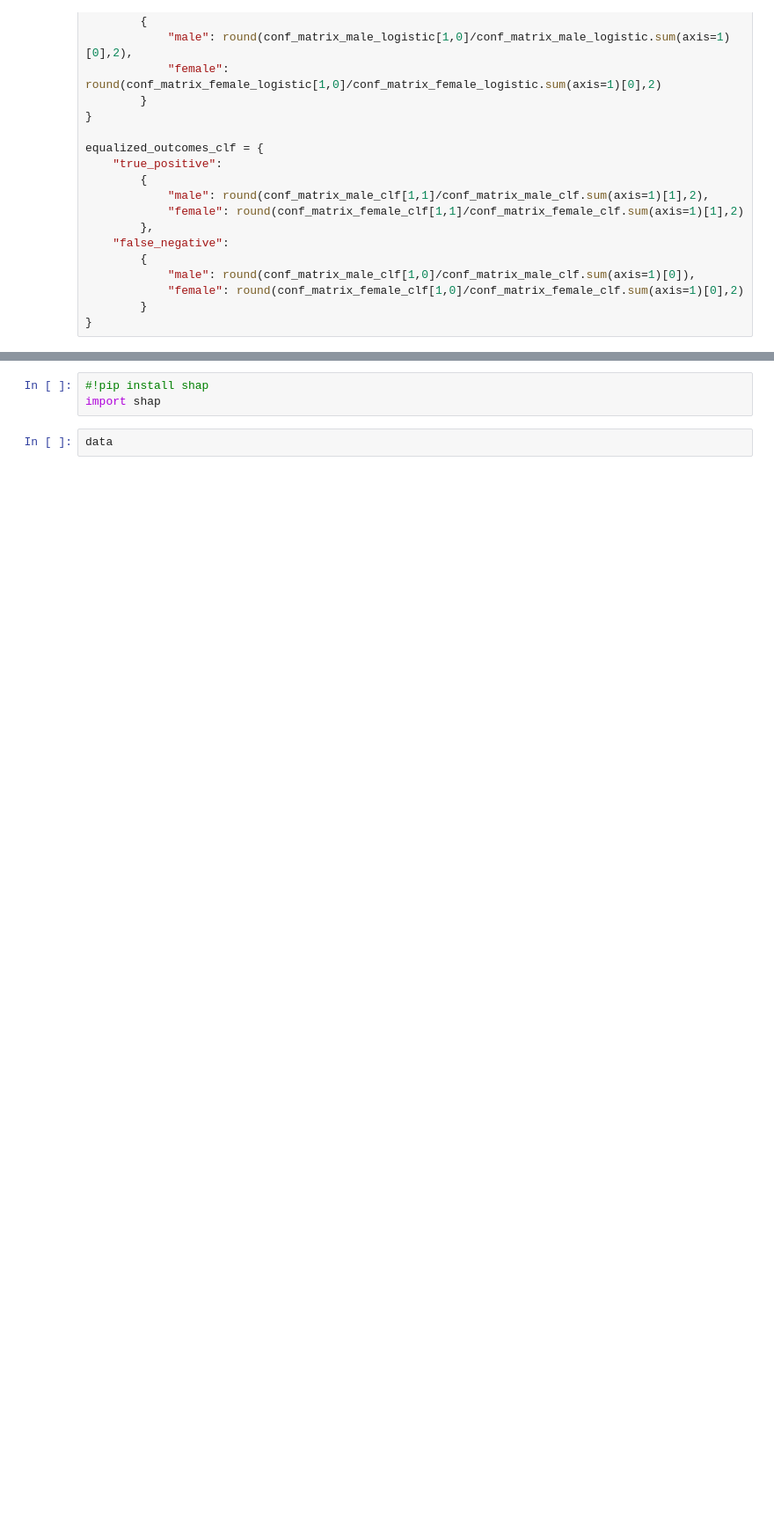
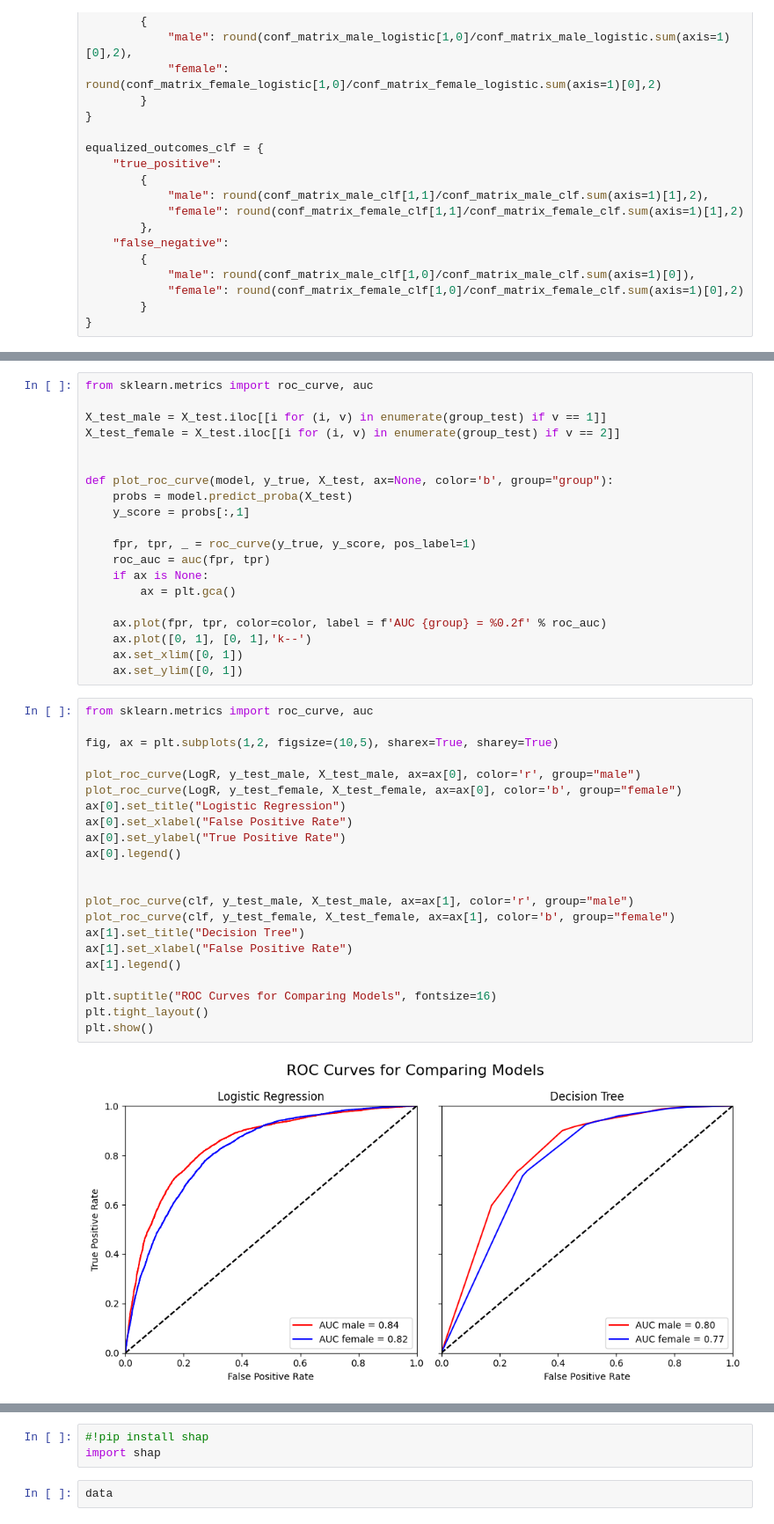
Before and after one commit to TheJarmanitor/algorithmic_fairness_2024, a Jupyter notebook: Handin_1/afae24-assignment-01-template.ipynb, the cells around one changed output, grey strips where cells are left out. Shown at 88% size. Saved outputs shown, nothing was run; the diff lists cells and outputs as text; blank space fills up the shorter version.

```diff
--- a/Handin_1/afae24-assignment-01-template.ipynb
+++ b/Handin_1/afae24-assignment-01-template.ipynb
@@ -367,0 +338,44 @@ ax[1,2].legend()
+# %%
+from sklearn.metrics import roc_curve, auc
+
+X_test_male = X_test.iloc[[i for (i, v) in enumerate(group_test) if v == 1]]
+X_test_female = X_test.iloc[[i for (i, v) in enumerate(group_test) if v == 2]]
+
+
+def plot_roc_curve(model, y_true, X_test, ax=None, color='b', group="group"):
+    probs = model.predict_proba(X_test)
+    y_score = probs[:,1]
+
+    fpr, tpr, _ = roc_curve(y_true, y_score, pos_label=1)
+    roc_auc = auc(fpr, tpr)
+    if ax is None:
+        ax = plt.gca()
+
+    ax.plot(fpr, tpr, color=color, label = f'AUC {group} = %0.2f' % roc_auc)
+    ax.plot([0, 1], [0, 1],'k--')
+    ax.set_xlim([0, 1])
+    ax.set_ylim([0, 1])
+# %%
+from sklearn.metrics import roc_curve, auc
+
+fig, ax = plt.subplots(1,2, figsize=(10,5), sharex=True, sharey=True)
+
+plot_roc_curve(LogR, y_test_male, X_test_male, ax=ax[0], color='r', group="male")
+plot_roc_curve(LogR, y_test_female, X_test_female, ax=ax[0], color='b', group="female")
+ax[0].set_title("Logistic Regression")
+ax[0].set_xlabel("False Positive Rate")
+ax[0].set_ylabel("True Positive Rate")
+ax[0].legend()
+
+
+plot_roc_curve(clf, y_test_male, X_test_male, ax=ax[1], color='r', group="male")
+plot_roc_curve(clf, y_test_female, X_test_female, ax=ax[1], color='b', group="female")
+ax[1].set_title("Decision Tree")
+ax[1].set_xlabel("False Positive Rate")
+ax[1].legend()
+
+plt.suptitle("ROC Curves for Comparing Models", fontsize=16)
+plt.tight_layout()
+plt.show()
+# %% [output]
+[figure, added]
```
Also changed, not shown: parts of 11 cells of this notebook, 1 other file.
